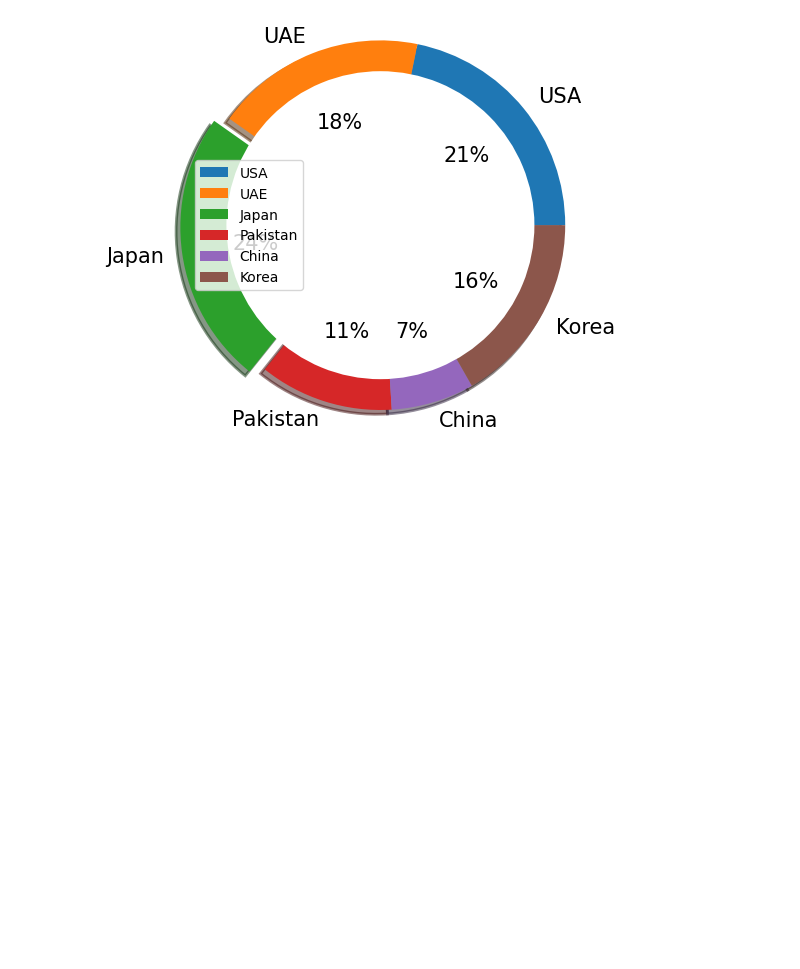
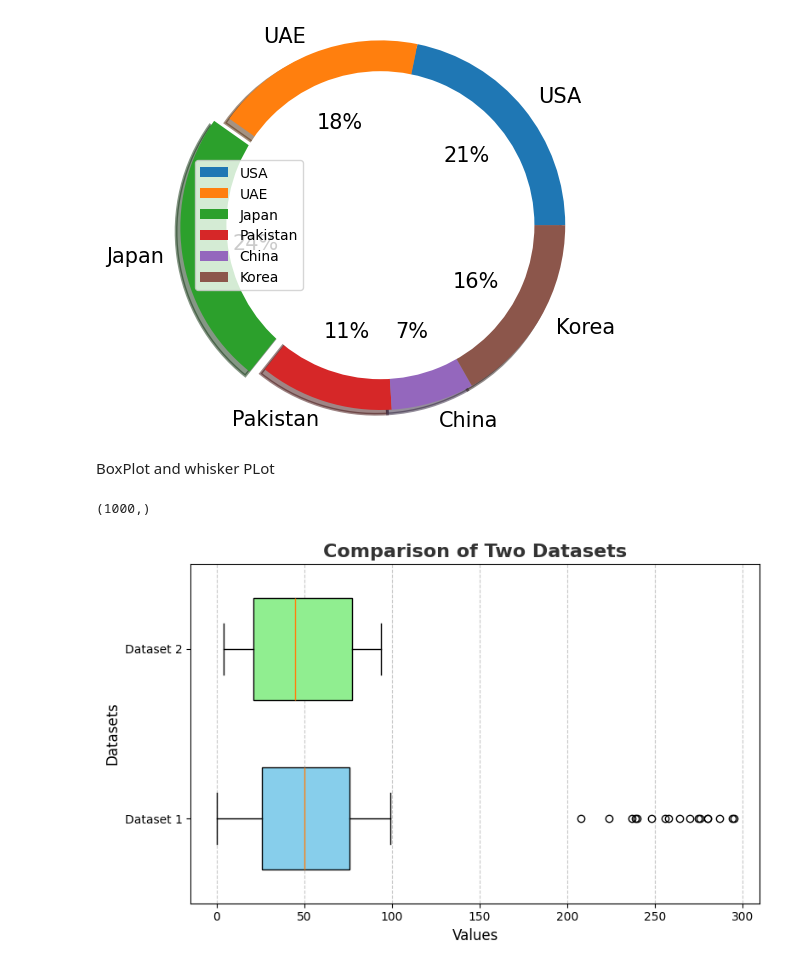
Before and after one commit to Razakhan143/demo, a Jupyter notebook: matplot lib .ipynb, the cells around one changed output. Cells and saved outputs as stored; diff of their text form; code cells hidden in the pictures; blank space fills up the shorter version.

```diff
--- a/matplot lib .ipynb
+++ b/matplot lib .ipynb
@@ -125,3 +127,43 @@ plt.legend()
 plt.show()
 # %% [output]
 [figure]
+# %% [markdown]
+BoxPlot and whisker PLot
+# %%
+import pandas as pd
+import numpy as np
+import matplotlib.pyplot as plt
+#data set
+df=[]
+df=np.random.randint(0,100,size=(1000))
+# %%
+df.shape
+# %% [output]
+(1000,)
+# %%
+s=np.random.randint(0,99,size=(10))
+s=s
+for i in s:
+    df[i]=np.random.randint(200,300)
+# %%
+
+data = [df, s]
+
+# Create the boxplot
+plt.figure(figsize=(8, 5))
+box = plt.boxplot(data, labels=["Dataset 1", "Dataset 2"], vert=False, patch_artist=True, widths=0.6, whis=1.5)
+
+colors = ['skyblue', 'lightgreen']
+for patch, color in zip(box['boxes'], colors):
+    patch.set_facecolor(color)
+
+plt.title("Comparison of Two Datasets", fontsize=16, fontweight='bold', color="#333333")
+plt.xlabel("Values", fontsize=12)
+plt.ylabel("Datasets", fontsize=12)
+
+plt.grid(axis='x', linestyle='--', alpha=0.7)
+
+plt.tight_layout()
+plt.show()
+# %% [output]
+[figure, added]
```
Also changed, not shown: parts of 1 cell of this notebook.
